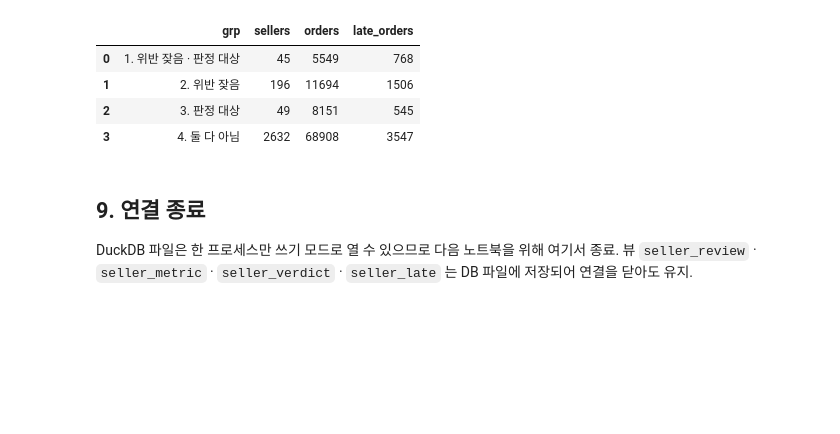
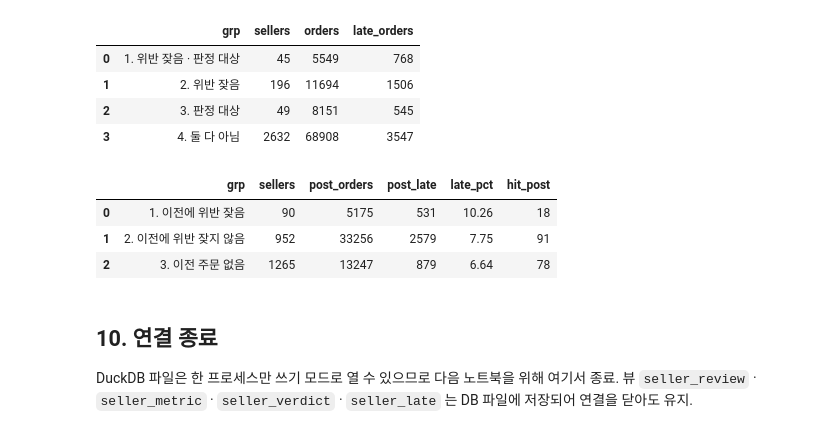
Before and after one commit to wlstjd1011/Olist-data-analyze, a Jupyter notebook: notebooks/07_seller_quality.ipynb, the cells around one changed output. Cells and saved outputs as stored; diff of their text form; code cells hidden in the pictures; blank space fills up the shorter version.

```diff
--- a/notebooks/07_seller_quality.ipynb
+++ b/notebooks/07_seller_quality.ipynb
@@ -1447,8 +1892,29 @@ ORDER BY grp
 | 1 | 2. 위반 잦음 | 196 | 11694 | 1506 |
 | 2 | 3. 판정 대상 | 49 | 8151 | 545 |
 | 3 | 4. 둘 다 아님 | 2632 | 68908 | 3547 |
+# %%
+con.execute("""
+WITH f AS (SELECT * FROM read_csv_auto('../exports/07_seller_metric.csv'))
+SELECT CASE WHEN prev_orders = 0 THEN '3. 이전 주문 없음'
+            WHEN hit_prev        THEN '1. 이전에 위반 잦음'
+            ELSE                      '2. 이전에 위반 잦지 않음' END AS grp,
+       COUNT(*)                                            AS sellers,
+       CAST(SUM(post_orders) AS BIGINT)                    AS post_orders,
+       CAST(SUM(post_late) AS BIGINT)                      AS post_late,
+       ROUND(100.0 * SUM(post_late) / SUM(post_orders), 2) AS late_pct,
+       COUNT(*) FILTER (hit_post)                          AS hit_post
+FROM f
+WHERE post_orders > 0
+GROUP BY grp
+ORDER BY grp
+""").df()
+# %% [output]
+|  | grp | sellers | post_orders | post_late | late_pct | hit_post |
+| 0 | 1. 이전에 위반 잦음 | 90 | 5175 | 531 | 10.26 | 18 |
+| 1 | 2. 이전에 위반 잦지 않음 | 952 | 33256 | 2579 | 7.75 | 91 |
+| 2 | 3. 이전 주문 없음 | 1265 | 13247 | 879 | 6.64 | 78 |
 # %% [markdown]
-## 9. 연결 종료
+## 10. 연결 종료
 
 DuckDB 파일은 한 프로세스만 쓰기 모드로 열 수 있으므로 다음 노트북을 위해 여기서 종료.
 뷰 `seller_review` · `seller_metric` · `seller_verdict` · `seller_late` 는 DB 파일에 저장되어 연결을 닫아도 유지.
```
Also changed, not shown: parts of 17 cells of this notebook, 1 other file.
